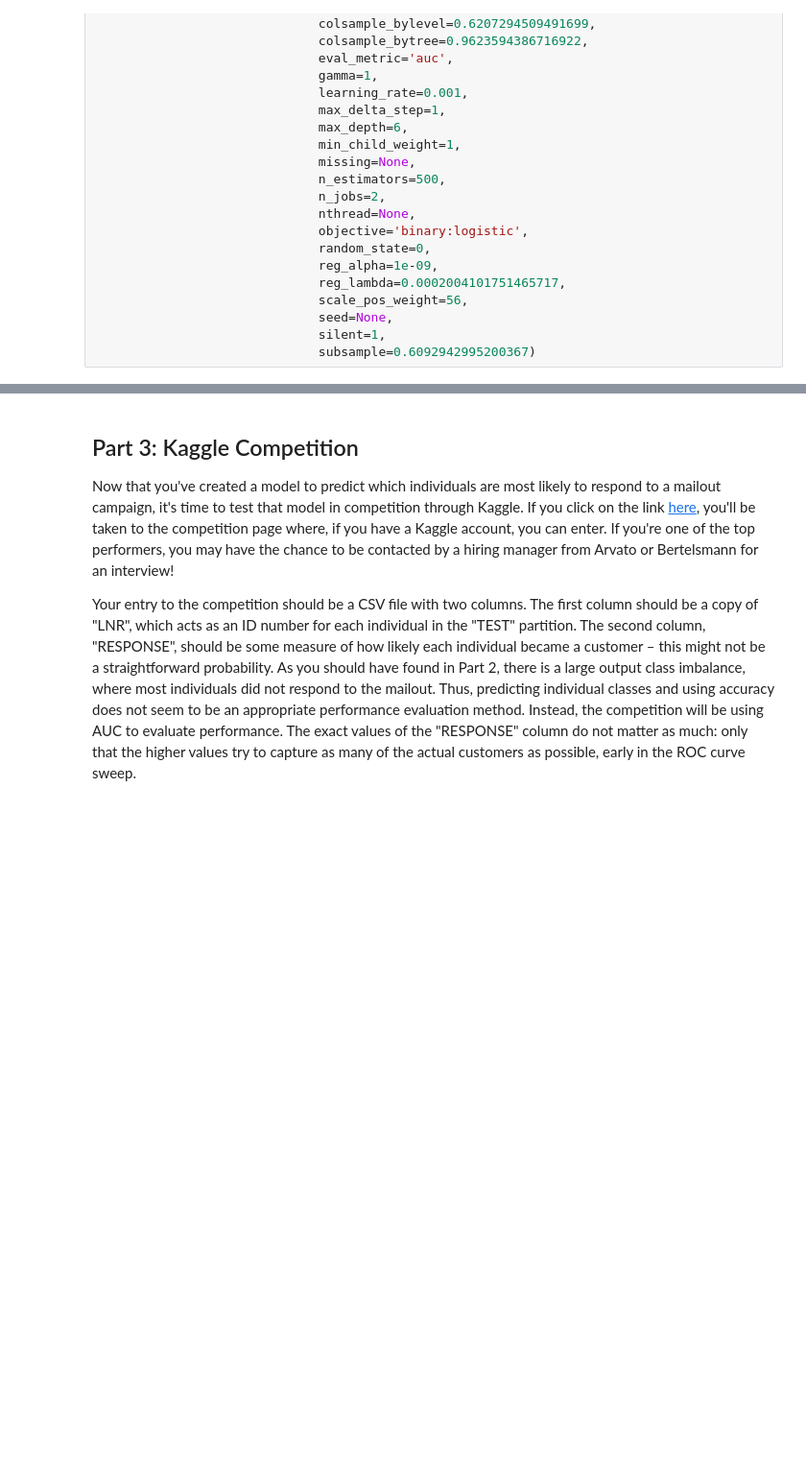
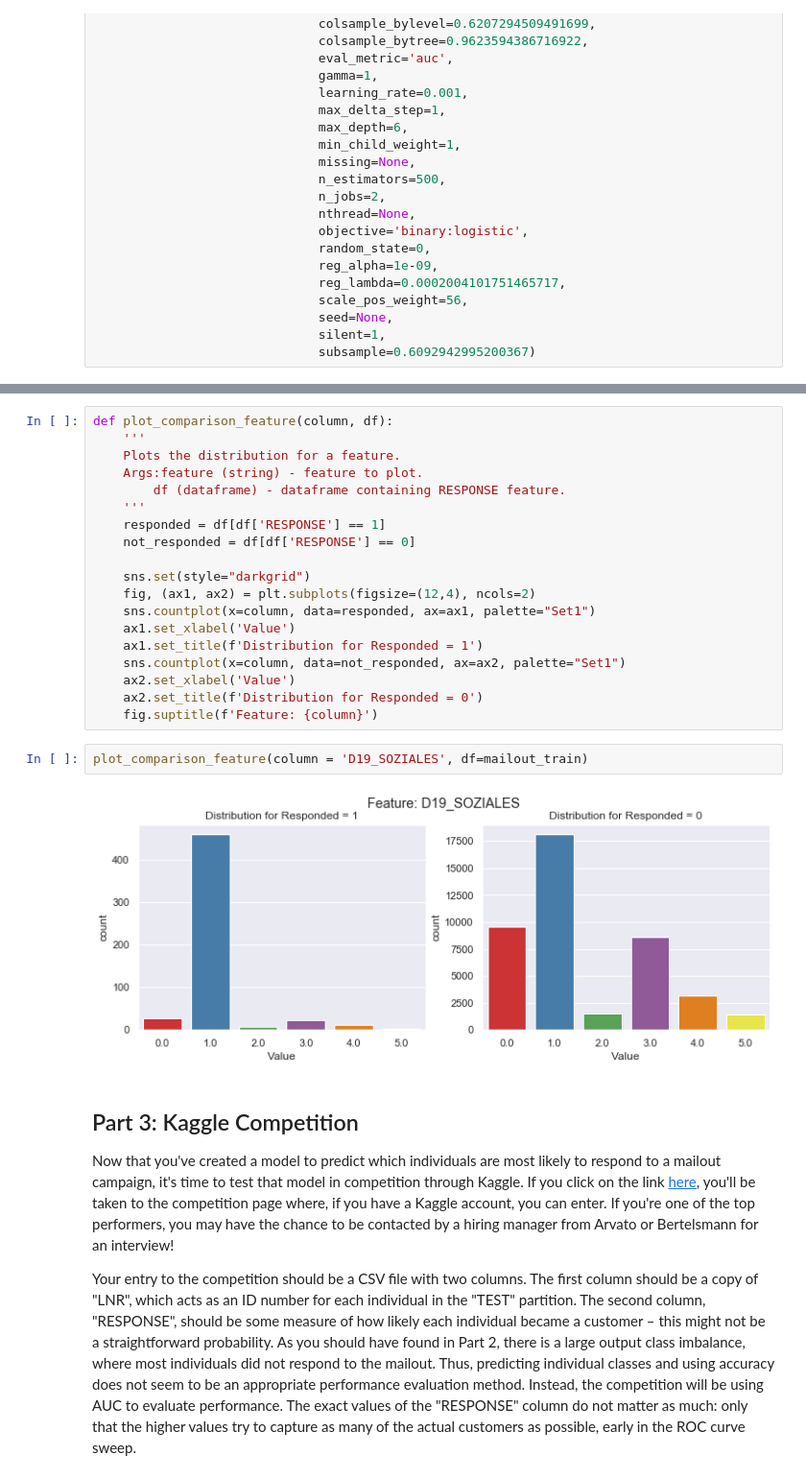
Before and after one commit to sousablde/Arvato-Bertelsmann-Customer-Acquisition, a Jupyter notebook: Arvato Project Workbook.ipynb, the cells around one changed output, grey strips where cells are left out. Shown at 96% size. Saved outputs shown, nothing was run; the diff lists cells and outputs as text; blank space fills up the shorter version.

```diff
--- a/Arvato Project Workbook.ipynb
+++ b/Arvato Project Workbook.ipynb
@@ -1116,3 +1119,26 @@ plot_feature_importances(model=bayes_lgbm, model_type="LGBMClassifier", features
+# %%
+def plot_comparison_feature(column, df):
+    '''
+    Plots the distribution for a feature.
+    Args:feature (string) - feature to plot.
+        df (dataframe) - dataframe containing RESPONSE feature.
+    '''
+    responded = df[df['RESPONSE'] == 1]
+    not_responded = df[df['RESPONSE'] == 0]
+
+    sns.set(style="darkgrid")
+    fig, (ax1, ax2) = plt.subplots(figsize=(12,4), ncols=2)
+    sns.countplot(x=column, data=responded, ax=ax1, palette="Set1")
+    ax1.set_xlabel('Value')
+    ax1.set_title(f'Distribution for Responded = 1')
+    sns.countplot(x=column, data=not_responded, ax=ax2, palette="Set1")
+    ax2.set_xlabel('Value')
+    ax2.set_title(f'Distribution for Responded = 0')
+    fig.suptitle(f'Feature: {column}')
+# %%
+plot_comparison_feature(column = 'D19_SOZIALES', df=mailout_train)
+# %% [output]
+[figure, added]
 # %% [markdown]
 ## Part 3: Kaggle Competition
 
```
Also changed, not shown: parts of 15 cells of this notebook, 4 other files.
